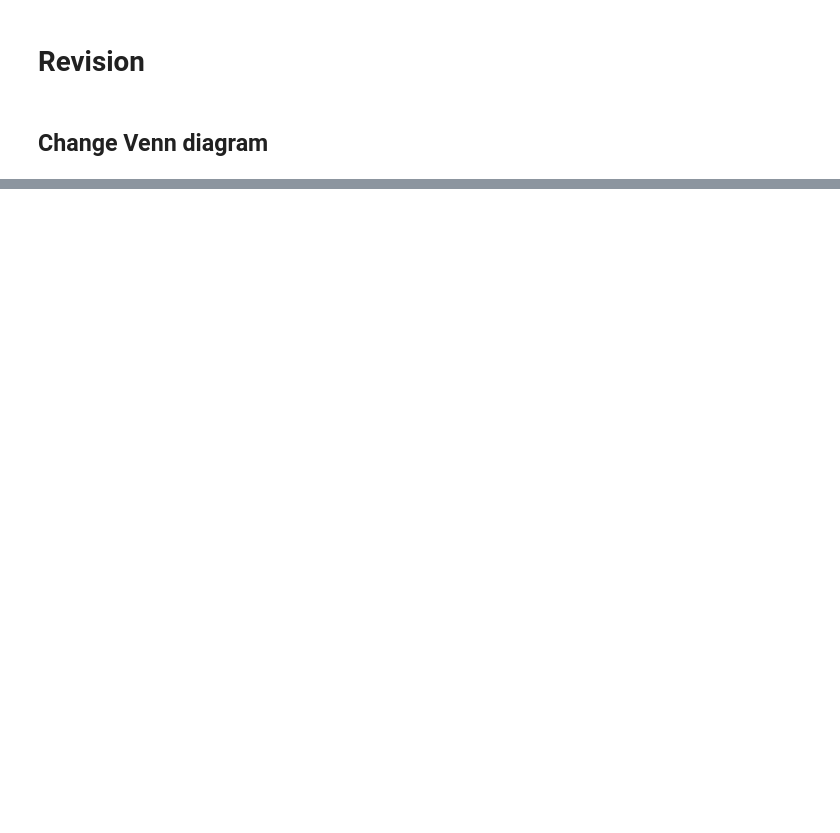
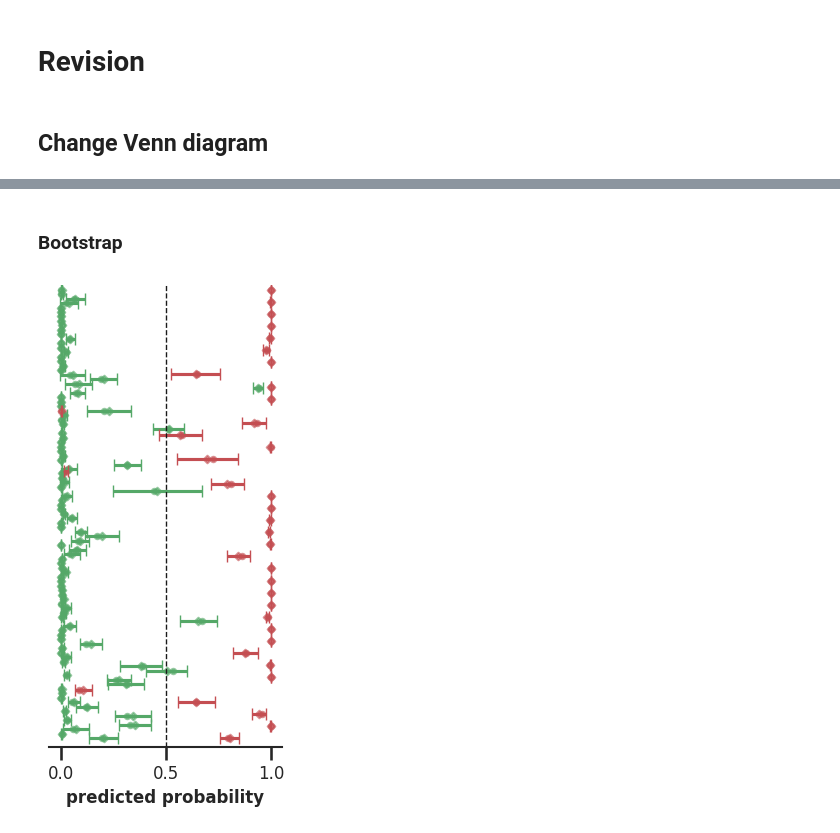
Before and after one commit to hnguyentt/MouseCHD, a Jupyter notebook: analysis/04.revision.ipynb, the cells around one changed output, grey strips where cells are left out. Cells and saved outputs as stored; diff of their text form; code cells hidden in the pictures; blank space fills up the shorter version.

```diff
--- a/analysis/04.revision.ipynb
+++ b/analysis/04.revision.ipynb
@@ -58,0 +375,7 @@ json.dump(result, open(f"{EVALDIR}/VennData_divergent_cohort.json", "w"), indent
+# %%
+normal = df[df["label"]==0]
+chd = df[df["label"]==1]
+normal["loss"] = normal["prob"]
+chd["loss"] = 1 - chd["prob"]
+df = pd.concat([normal, chd], ignore_index=True)
+normal["loss"].mean(), chd["loss"].mean(), df["loss"].mean()
@@ -58,0 +394,65 @@ json.dump(result, open(f"{EVALDIR}/VennData_divergent_cohort.json", "w"), indent
+# %% [markdown]
+### Bootstrap
+# %%
+bootstrap_dfs = []
+
+for i in range(1, 6):
+    for bi in range(1,51):
+        bt_df = pd.read_csv(f"{OUTDIR}/Classifier/F{i}/results/best_model.hdf5/bootstrap/bootstrap_{bi:02d}.csv")
+        bt_df["fold"] = f"F{i}"
+        bt_df["bootstrap"] = bi
+        bootstrap_dfs.append(bt_df)
+
+bt_df = pd.concat(bootstrap_dfs, ignore_index=True)
+
+df["prob_avg"] = df["heart_name"].map(bt_df.groupby("heart_name")["prob"].agg("mean").to_dict())
+df["prob_std"] = df["heart_name"].map(bt_df.groupby("heart_name")["prob"].agg("std").to_dict())
+
+# Example data
+pos = df[df["label"] == 1]["prob"].values  # Positive class probabilities
+neg = df[df["label"] == 0]["prob"].values  # Negative class probabilities
+
+pos = df[df["label"] == 1]["prob_avg"].values  # Positive class probabilities
+neg = df[df["label"] == 0]["prob_avg"].values  # Negative class probabilities
+pos_err = df[df["label"] == 1]["prob_std"].values
+neg_err = df[df["label"] == 0]["prob_std"].values
+pos_pos = np.linspace(0, 10, len(pos))
+neg_pos = np.linspace(0, 10, len(neg))
+
+# Create scatter plot for both positive and negative classes
+plt.figure(figsize=(3, 6))
+
+plt.scatter(neg, neg_pos, color="g", marker="D", alpha=0.6, s=15)
+for i in range(len(neg)):
+    plt.errorbar(neg[i], neg_pos[i], xerr=neg_err[i], color="g", capsize=4)
+
+plt.scatter(pos, pos_pos, color="r", marker="D", alpha=0.6, s=15)
+for i in range(len(pos)):
+    plt.errorbar(pos[i], pos_pos[i], xerr=pos_err[i], color="r", capsize=4)
+
+
+pos = df[df["label"] == 1]["prob"].values  # Positive class probabilities
+neg = df[df["label"] == 0]["prob"].values  # Negative class probabilities
+
+
+# Negative class scatter plot below
+plt.scatter(neg, neg_pos, color="g", marker="o", alpha=0.6, label='Normal', s=15)
+# Positive class scatter plot above
+plt.scatter(pos, pos_pos, color="r", marker="o", alpha=0.6, label='CHD', s=15)
+
+plt.ylim(-0.2, 10.1)
+plt.gca().spines["top"].set_visible(False)
+plt.gca().spines["right"].set_visible(False)
+plt.gca().spines["left"].set_visible(False)
+
+plt.axvline(0.5, color='k', linestyle='--', linewidth=1)
+
+plt.xlabel("predicted probability", fontweight="bold", fontsize=12)
+
+plt.yticks([])
+plt.tick_params(bottom=True);
+outdir = f"{EVALDIR}/../FIGURES/revision1"
+os.makedirs(outdir, exist_ok=True)
+plt.savefig(f"{outdir}/bootstrap_probabilities.svg", bbox_inches="tight", dpi=500)
+# %% [output]
+[figure, added]
```
Also changed, not shown: parts of 50 cells of this notebook, 20 other files.
